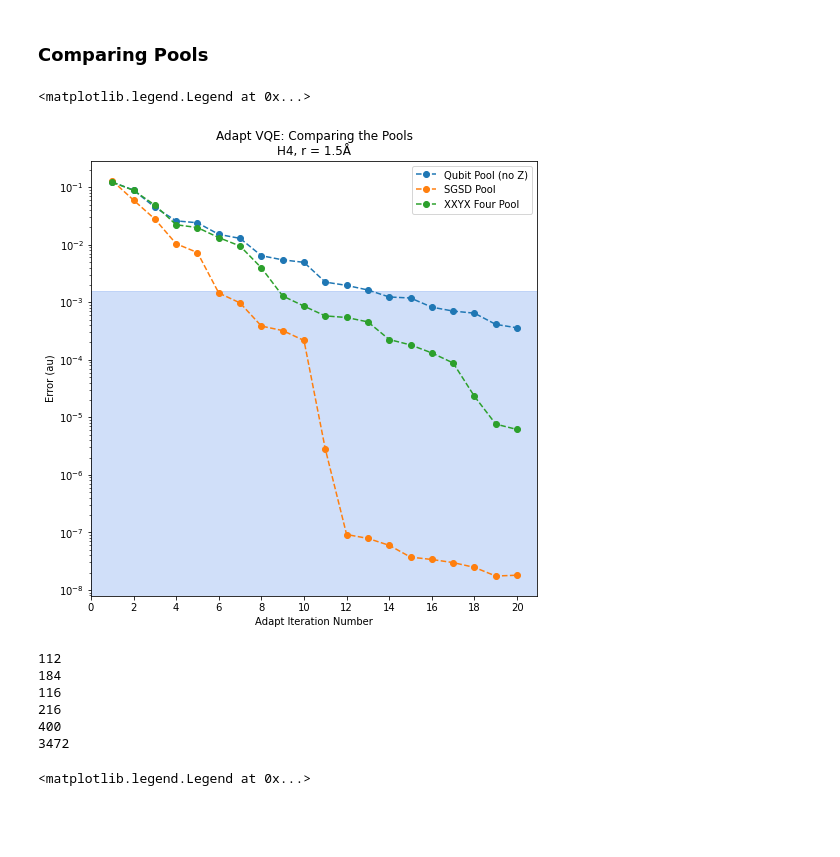
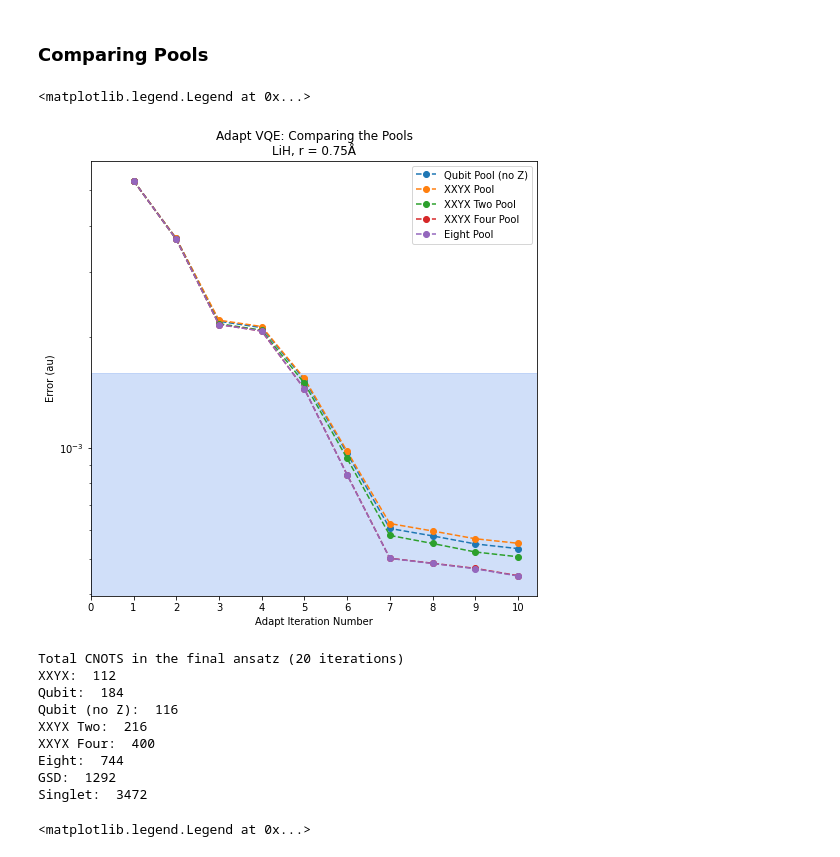
Before and after one commit to mafaldaramoa/VQE, a Jupyter notebook: CIRQ_AdaptVQE.ipynb, the cells around one changed output. Drawn from its saved outputs; the diff is of its cells as text; code cells hidden in the pictures; blank space fills up the shorter version.

```diff
--- a/CIRQ_AdaptVQE.ipynb
+++ b/CIRQ_AdaptVQE.ipynb
@@ -795,7 +841,7 @@ h6 = run_pyscf(h6,run_fci = True,run_ccsd = True)
 # %% [markdown]
 ## Choosing the Molecule
 # %%
-molecule = liH
+molecule = h4
 name = molecule.description
 bondLength = molecule.geometry[1][1][2]
 # %% [markdown]
@@ -2595,6 +3129,6 @@ for fn in uploaded.keys():
       name=fn, length=len(uploaded[fn])))
 
 myFile = open(fn, "rb")
-data = pickle.load(myFile)
+noZ = pickle.load(myFile)
 # %% [output]
 [interactive output not drawn]
@@ -2954,56 +3673,65 @@ ax1.legend()
 # %%
 fig = plt.subplots(figsize=[8,8])
 
 title = "Adapt VQE: Comparing the Pools"
 title += "\n{}, r = {}Å".format(molecule.description,
                               str(bondLength/2))
 
 plt.title(title)
 
 start = 0
-stop = 20
+stop = eight.iterationCounter
 
-energies0 = [x-h4.fci_energy for x in qubit.evolution["energies"]][start:stop]
-energies1 = [x-h4.fci_energy for x in xxyx.evolution["energies"]][start:stop]
-energies2 = [x-h4.fci_energy for x in xxyxTwo.evolution["energies"]][start:stop]
-energies3 = [x-h4.fci_energy for x in xxyxFour.evolution["energies"]][start:stop]
-energies4 = [x-h4.fci_energy for x in singlet.evolution["energies"]][start:stop]
+energies0 = [x-molecule.fci_energy for x in noZ.evolution["energies"]][start:stop]
+#energies1 = [x-molecule.fci_energy for x in singlet.evolution["energies"]][start:stop]
+#energies2 = [x-molecule.fci_energy for x in sc.evolution["energies"]][start:stop]
+energies3 = [x-molecule.fci_energy for x in one.evolution["energies"]][start:stop]
+energies4 = [x-molecule.fci_energy for x in two.evolution["energies"]][start:stop]
+energies5 = [x-molecule.fci_energy for x in four.evolution["energies"]][start:stop]
+energies6 = [x-molecule.fci_energy for x in eight.evolution["energies"]][start:stop]
+#energies7 = [x-molecule.fci_energy for x in gsd.evolution["energies"]][start:stop]
 
 plt.plot(range(start+1,stop+1),energies0, '--o',label = "Qubit Pool (no Z)")
-plt.plot(range(start+1,stop+1),energies4, '--o',label = "SGSD Pool")
-'''
-plt.plot(range(start+1,stop+1),energies1, '--o',label = "XXYX Pool")
-plt.plot(range(start+1,stop+1),energies2, '--o',label = "XXYX Two Pool")
-'''
-plt.plot(range(start+1,stop+1),energies3, '--o',label = "XXYX Four Pool")
+#plt.plot(range(start+1,stop+1),energies1, '--o',label = "SGSD Pool")
+#plt.plot(range(start+1,stop+1),energies2, '--o',label = "SC Pool")
+plt.plot(range(start+1,stop+1),energies3, '--o',label = "XXYX Pool")
+plt.plot(range(start+1,stop+1),energies4, '--o',label = "XXYX Two Pool")
+plt.plot(range(start+1,stop+1),energies5, '--o',label = "XXYX Four Pool")
+plt.plot(range(start+1,stop+1),energies6, '--o',label = "Eight Pool")
+#plt.plot(range(start+1,stop+1),energies7, '--o',label = "GSD Pool")
 
 plt.ylabel("Error (au)")
 plt.xlabel("Adapt Iteration Number")
 minAccuracy = 0
 maxAccuracy = chemicalAccuracy
 l = plt.axhspan(minAccuracy, maxAccuracy, alpha=0.3, color = 'cornflowerblue')
 
 plt.xticks(range(start,stop+1,int((stop-start)/10)))
-
 plt.yscale('log')
 plt.legend()
 # %% [output]
 <matplotlib.legend.Legend at 0x...>
-[figure, old version]
+[figure, new version]
 # %%
-print(countCNOTs(xxyx.result["ansatz"][:20]))
-print(countCNOTs(qubit.result["ansatz"][:20]))
-print(countCNOTs(noZ.result["ansatz"][:20]))
-print(countCNOTs(xxyxTwo.result["ansatz"][:20]))
-print(countCNOTs(xxyxFour.result["ansatz"][:20]))
-print(countCNOTs(singlet.result["ansatz"][:20]))
+print("Total CNOTS in the final ansatz (20 iterations)")
+print("XXYX: ",countCNOTs(xxyx.result["ansatz"][:20]))
+print("Qubit: ",countCNOTs(qubit.result["ansatz"][:20]))
+print("Qubit (no Z): ",countCNOTs(noZ.result["ansatz"][:20]))
+print("XXYX Two: ",countCNOTs(xxyxTwo.result["ansatz"][:20]))
+print("XXYX Four: ",countCNOTs(xxyxFour.result["ansatz"][:20]))
+print("Eight: ",countCNOTs(eight.result["ansatz"][:20]))
+print("GSD: ",countCNOTs(gsd.result["ansatz"][:20]))
+print("Singlet: ",countCNOTs(singlet.result["ansatz"][:20]))
 # %% [output]
-112
-184
-116
-216
-400
-3472
+Total CNOTS in the final ansatz (20 iterations)
+XXYX:  112
+Qubit:  184
+Qubit (no Z):  116
+XXYX Two:  216
+XXYX Four:  400
+Eight:  744
+GSD:  1292
+Singlet:  3472
 # %%
 fig = plt.subplots(figsize=[8,8])
 
```
Also changed, not shown: parts of 69 cells of this notebook.
